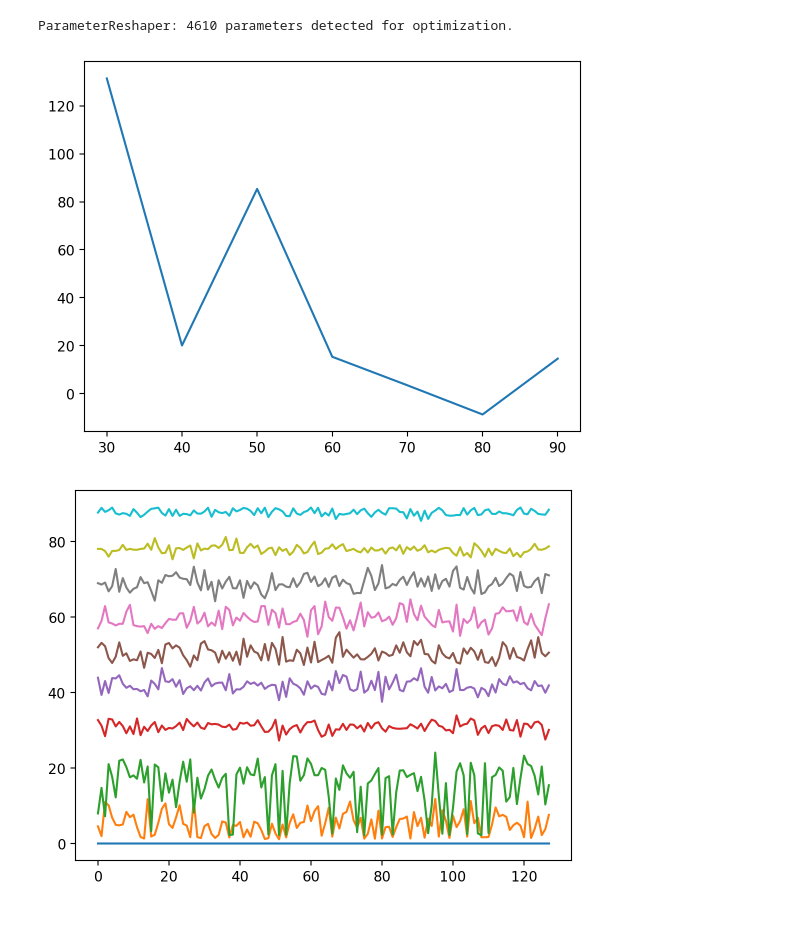
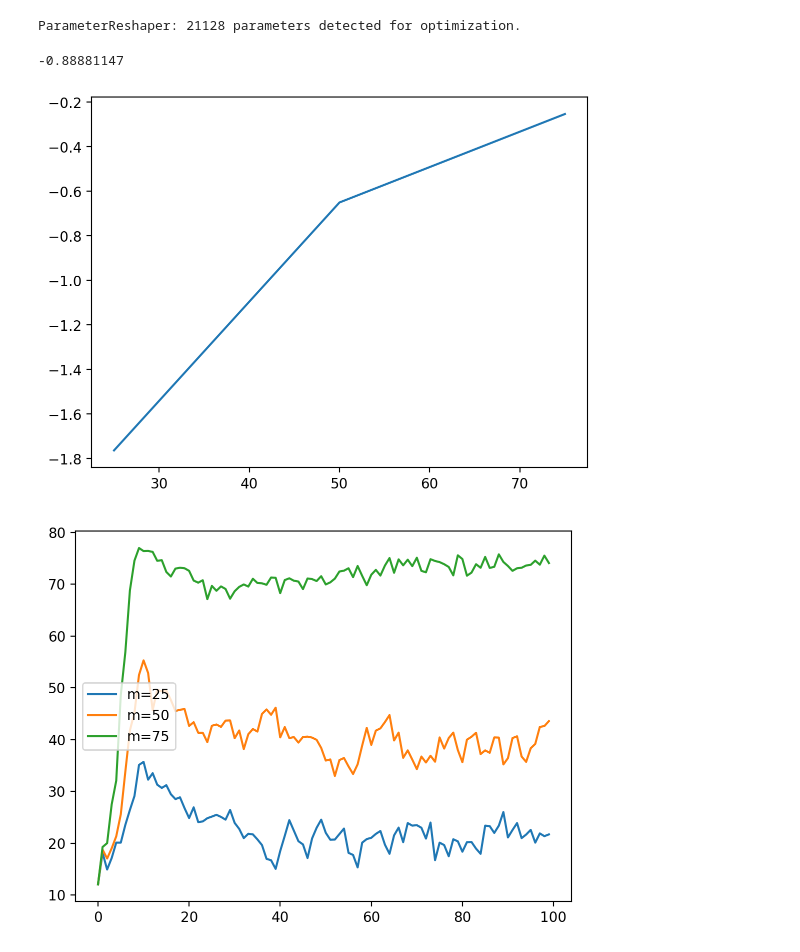
Before and after one commit to edsgunn/pure_jax_reduced_open_es, a Jupyter notebook: reduced_open_es_brax.ipynb, the cells around one changed output. Drawn from its saved outputs; the diff is of its cells as text; code cells hidden in the pictures; blank space fills up the shorter version.

```diff
--- a/reduced_open_es_brax.ipynb
+++ b/reduced_open_es_brax.ipynb
@@ -69,20 +281,23 @@ def make_train(config):
     return train
 # %%
 config = {
-    "ENV_NAME": "CartPole-v1",
-    "NUM_ENV_STEPS": 200,
+    "ANNEAL_LR": False,
+    "NORMALIZE_ENV": True,
+    "MAX_GRAD_NORM": 0.5,
+    "ENV_NAME": "ant",
+    "NUM_ENV_STEPS": 10,
     "NUM_ROLLOUTS": 1,
-    "POP_SIZE": 90,
-    "L_RATE_INIT": 0.1,
-    "NUM_GENERATIONS": 100,
+    "POP_SIZE": 100,
+    "LR": 0.1,
+    "NUM_GENERATIONS": 1000,
     "W_DECAY": 0.0,
-    # "COMMSIZE":50,
     "HORIZON_LENGTH":10
 }
-ms = [m for m in range(0,100,10)]
+
+ms = [25,50,75]#[m for m in range(1,51,1)]
 rng = jax.random.PRNGKey(42)
-rngs = jax.random.split(rng, 128)
-# train=make_train(config)
+rngs = jax.random.split(rng, 64)
+# train=jax.jit(make_train(config))
 # outs=train(50,rng)
 train_vvjit = jax.jit(
     jax.vmap(
@@ -93,16 +308,19 @@ train_vvjit = jax.jit(
 )
 outs = train_vvjit(jnp.array(ms),rngs)
 # %% [output]
-ParameterReshaper: 4610 parameters detected for optimization.
+ParameterReshaper: 21128 parameters detected for optimization.
 # %%
 import matplotlib.pyplot as plt
+print(jnp.mean(outs[0][1].mean_err))
 plt.plot(ms,jnp.mean(outs[0][1].mean_err, axis=0))
 plt.show()
-plt.plot(jnp.mean(outs[0][1].num_comms, axis=2))
+plt.plot(jnp.mean(outs[0][1].num_comms, axis=0).T)
+plt.legend(labels=[f"m={m}" for m in ms])
 plt.show()
 # %% [output]
+-0.88881147
-[figure, old version]
+[figure, new version]
-[figure, old version]
+[figure, new version]
 # %%
 import matplotlib.pyplot as plt
 import numpy as np
```
Also changed, not shown: parts of 3 cells of this notebook, 3 other files.
